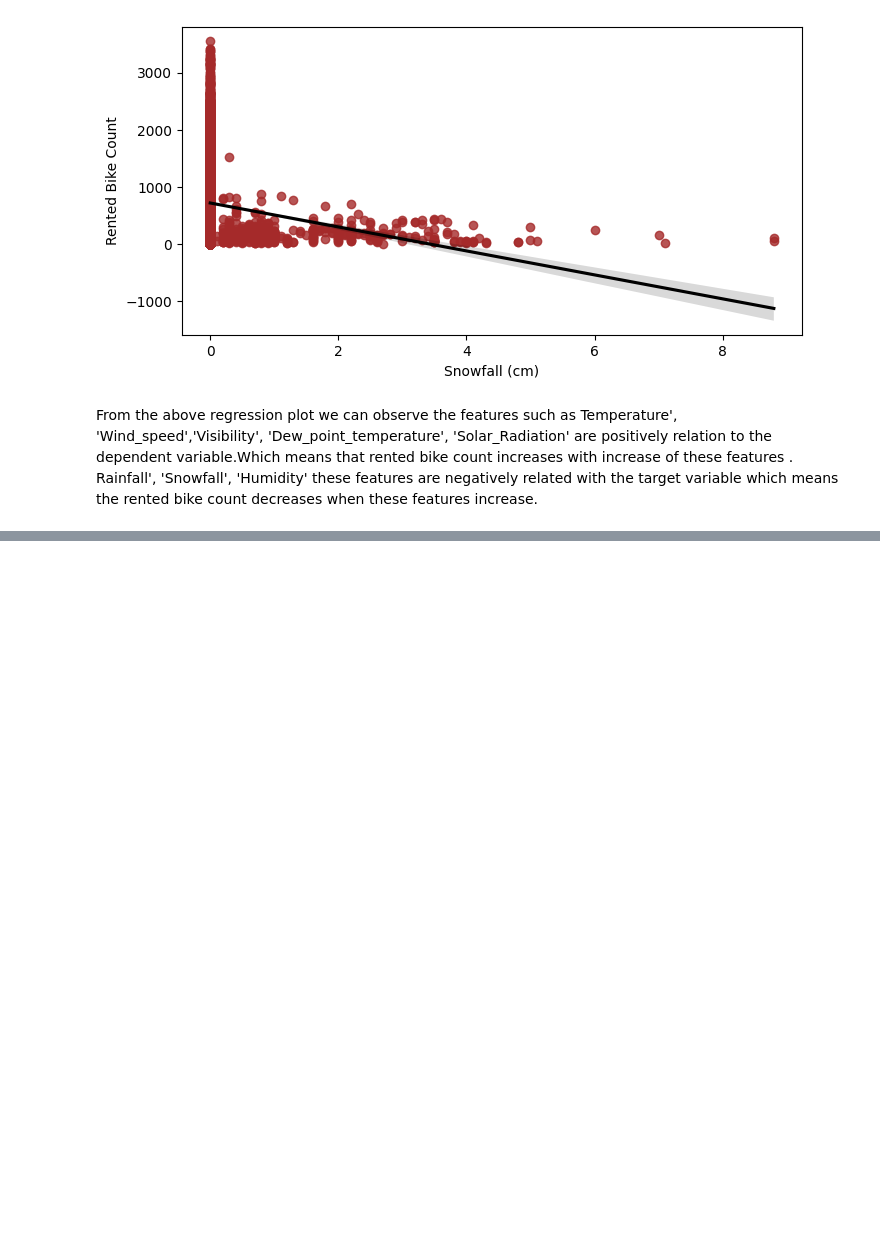
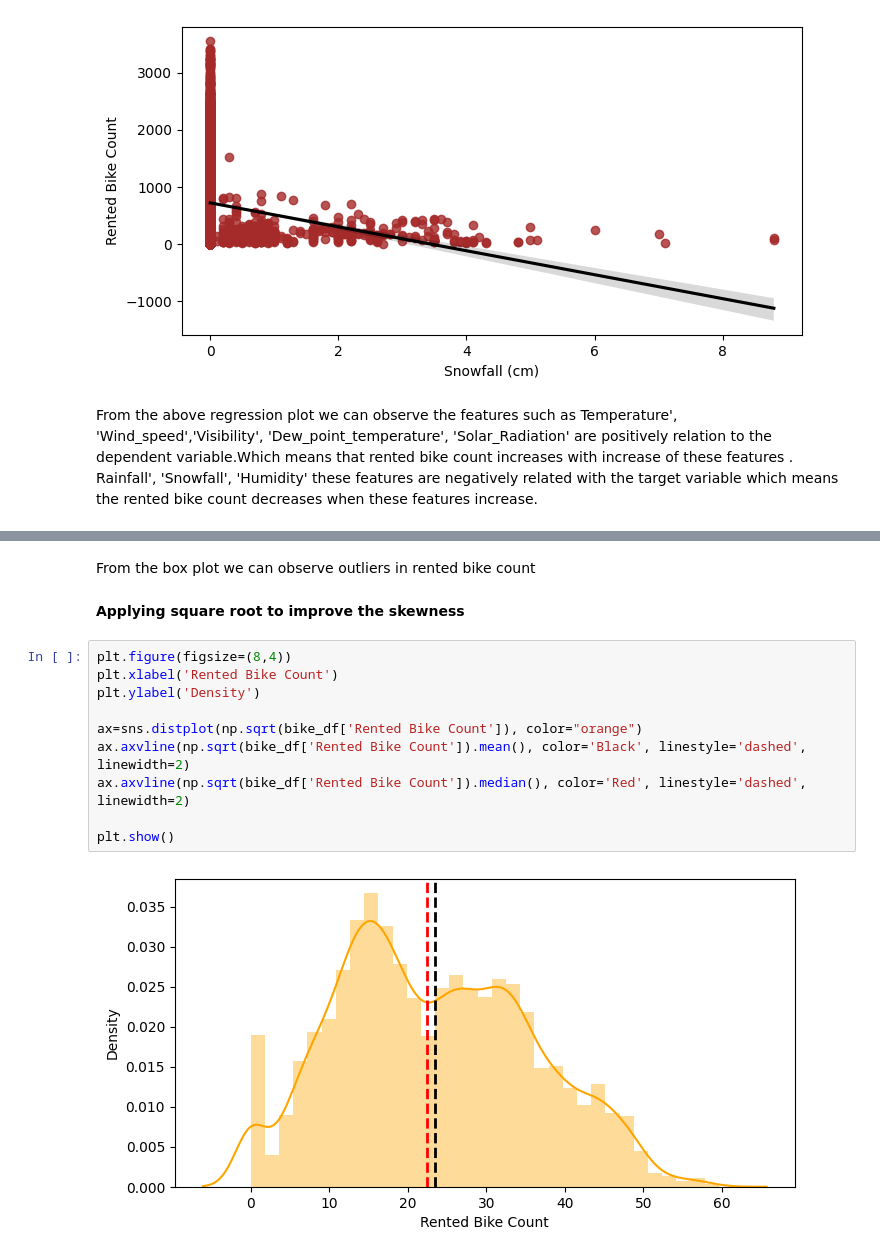
Before and after one commit to mrjupitercairo/BikeSharing, a Jupyter notebook: Capstone_Project.ipynb, the cells around one changed output, grey strips where cells are left out. Drawn from its saved outputs; the diff is of its cells as text; blank space fills up the shorter version.

```diff
--- a/Capstone_Project.ipynb
+++ b/Capstone_Project.ipynb
@@ -432,0 +454,16 @@ From the above regression plot we can observe the features such as  Temperature'
+# %% [markdown]
+From the box plot we can observe outliers in rented bike count
+# %% [markdown]
+**Applying square root to improve the skewness**
+# %%
+plt.figure(figsize=(8,4))
+plt.xlabel('Rented Bike Count')
+plt.ylabel('Density')
+
+ax=sns.distplot(np.sqrt(bike_df['Rented Bike Count']), color="orange")
+ax.axvline(np.sqrt(bike_df['Rented Bike Count']).mean(), color='Black', linestyle='dashed', linewidth=2)
+ax.axvline(np.sqrt(bike_df['Rented Bike Count']).median(), color='Red', linestyle='dashed', linewidth=2)
+
+plt.show()
+# %% [output]
+[figure, added]
```
Also changed, not shown: parts of 8 cells of this notebook.
